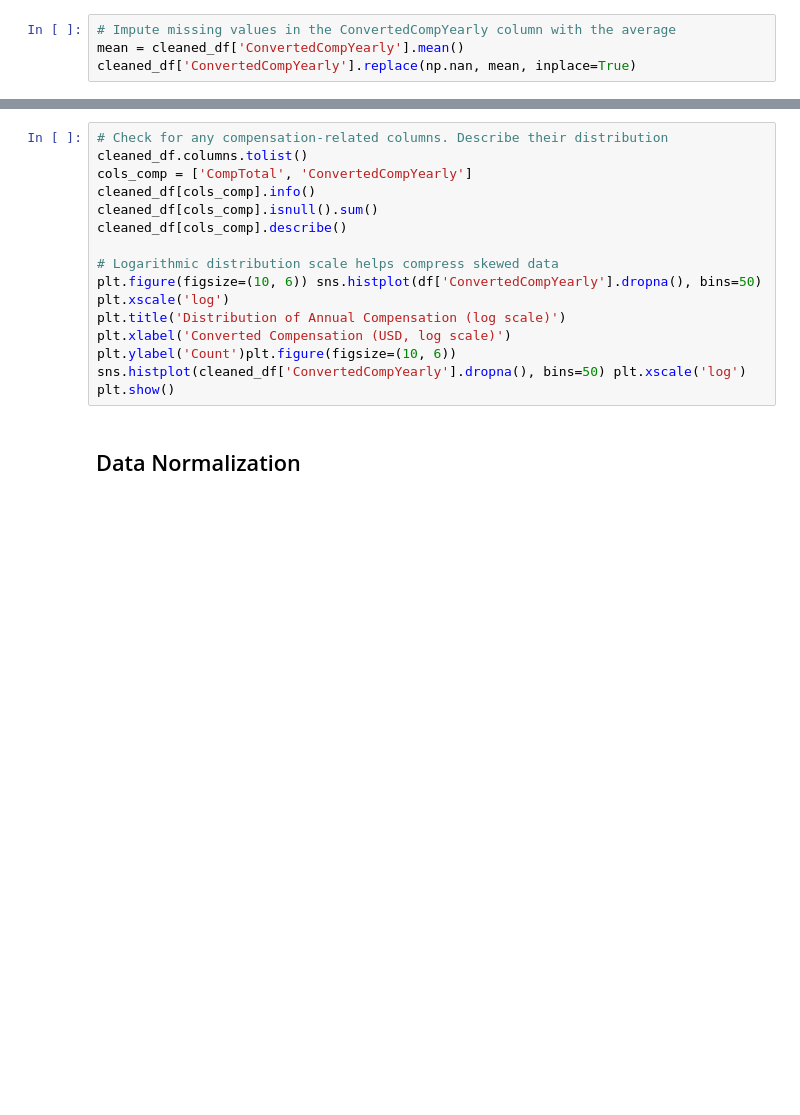
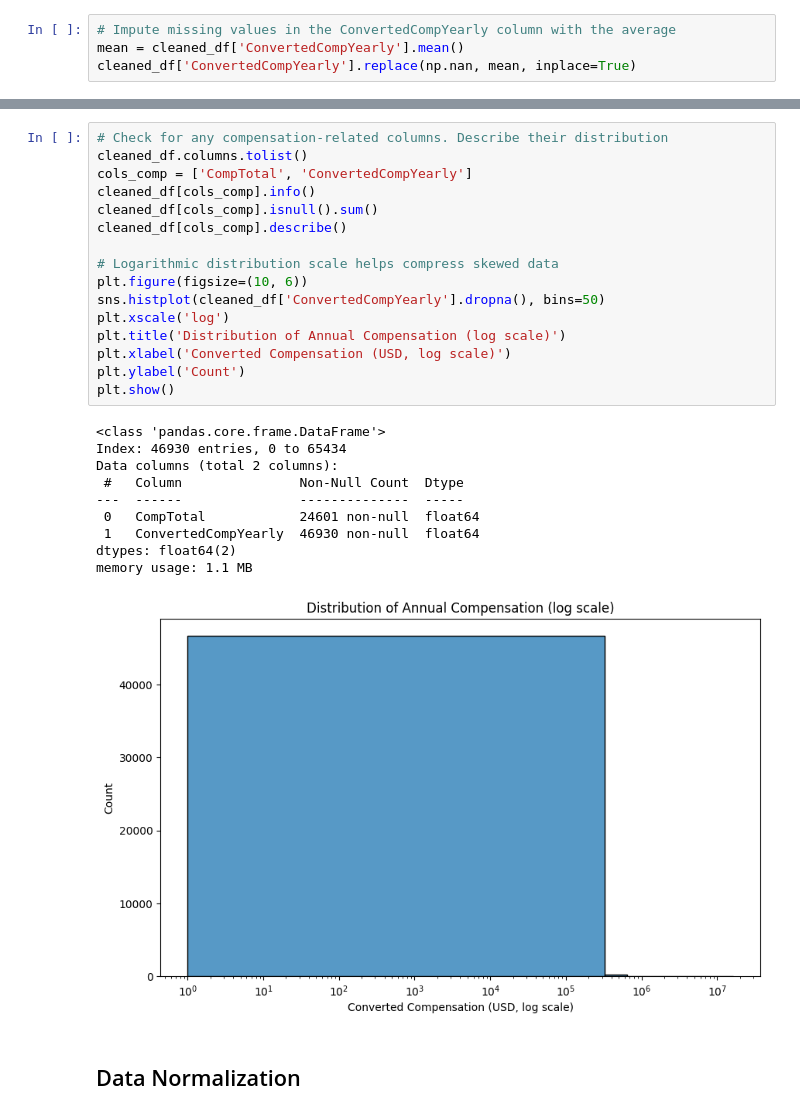
Before and after one commit to may-baho1/data-presentation, a Jupyter notebook: Data Pre-Processing.ipynb, the cells around one changed output, grey strips where cells are left out. Drawn from its saved outputs; the diff is of its cells as text; blank space fills up the shorter version.

```diff
--- a/Data Pre-Processing.ipynb
+++ b/Data Pre-Processing.ipynb
@@ -188,18 +240,30 @@ plt.show()
 # %%
 # Check for any compensation-related columns. Describe their distribution
 cleaned_df.columns.tolist()
 cols_comp = ['CompTotal', 'ConvertedCompYearly']
 cleaned_df[cols_comp].info()
 cleaned_df[cols_comp].isnull().sum()
 cleaned_df[cols_comp].describe()
 
 # Logarithmic distribution scale helps compress skewed data
-plt.figure(figsize=(10, 6)) sns.histplot(df['ConvertedCompYearly'].dropna(), bins=50) plt.xscale('log')
+plt.figure(figsize=(10, 6))
+sns.histplot(cleaned_df['ConvertedCompYearly'].dropna(), bins=50)
+plt.xscale('log')
 plt.title('Distribution of Annual Compensation (log scale)')
 plt.xlabel('Converted Compensation (USD, log scale)')
-plt.ylabel('Count')plt.figure(figsize=(10, 6))
-sns.histplot(cleaned_df['ConvertedCompYearly'].dropna(), bins=50) plt.xscale('log')
+plt.ylabel('Count')
 plt.show()
+# %% [output]
+<class 'pandas.core.frame.DataFrame'>
+Index: 46930 entries, 0 to 65434
+Data columns (total 2 columns):
+ #   Column               Non-Null Count  Dtype
+---  ------               --------------  -----
+ 0   CompTotal            24601 non-null  float64
+ 1   ConvertedCompYearly  46930 non-null  float64
+dtypes: float64(2)
+memory usage: 1.1 MB
+[figure, added]
 # %% [markdown]
 ## Data Normalization
 # %%
```
Also changed, not shown: parts of 10 cells of this notebook.
